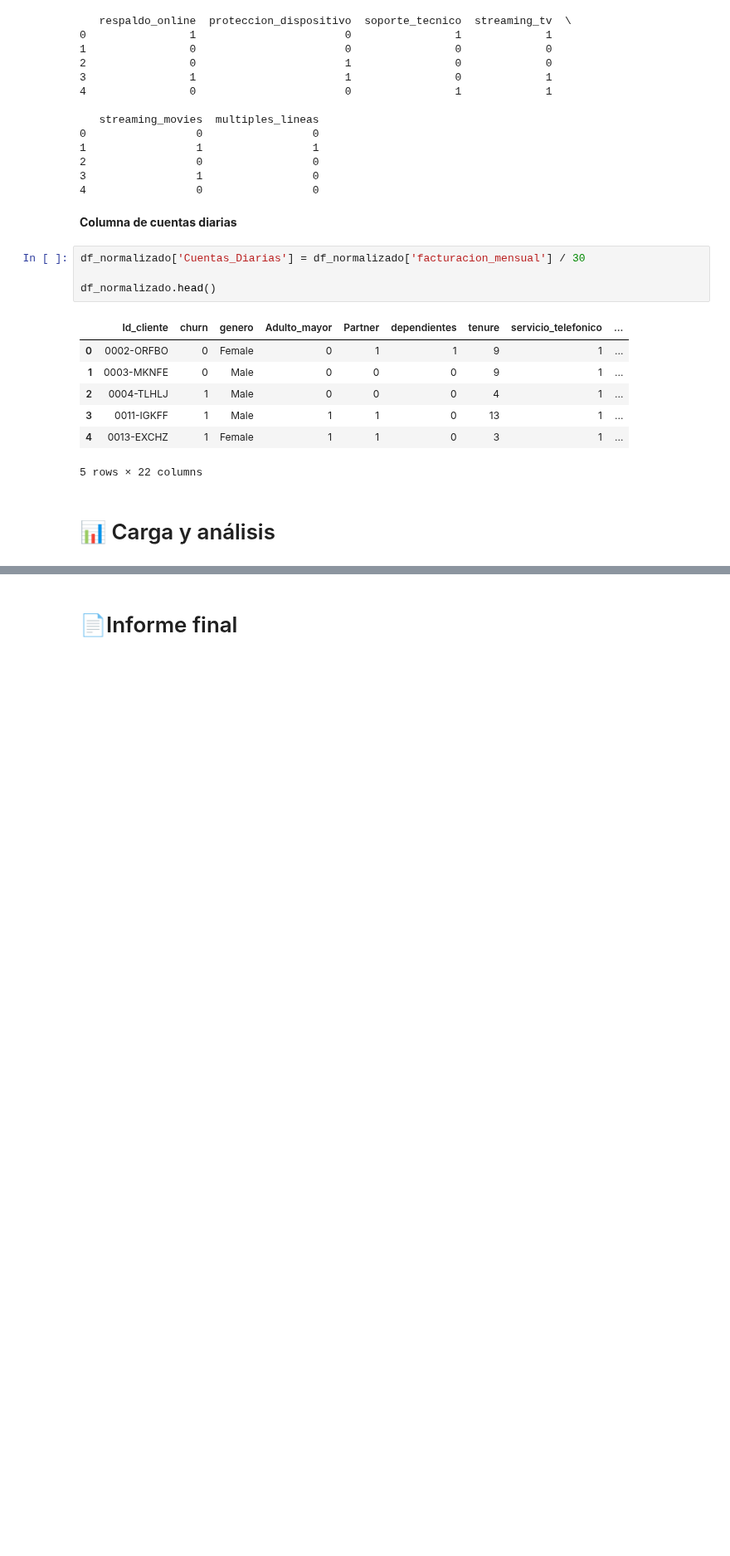
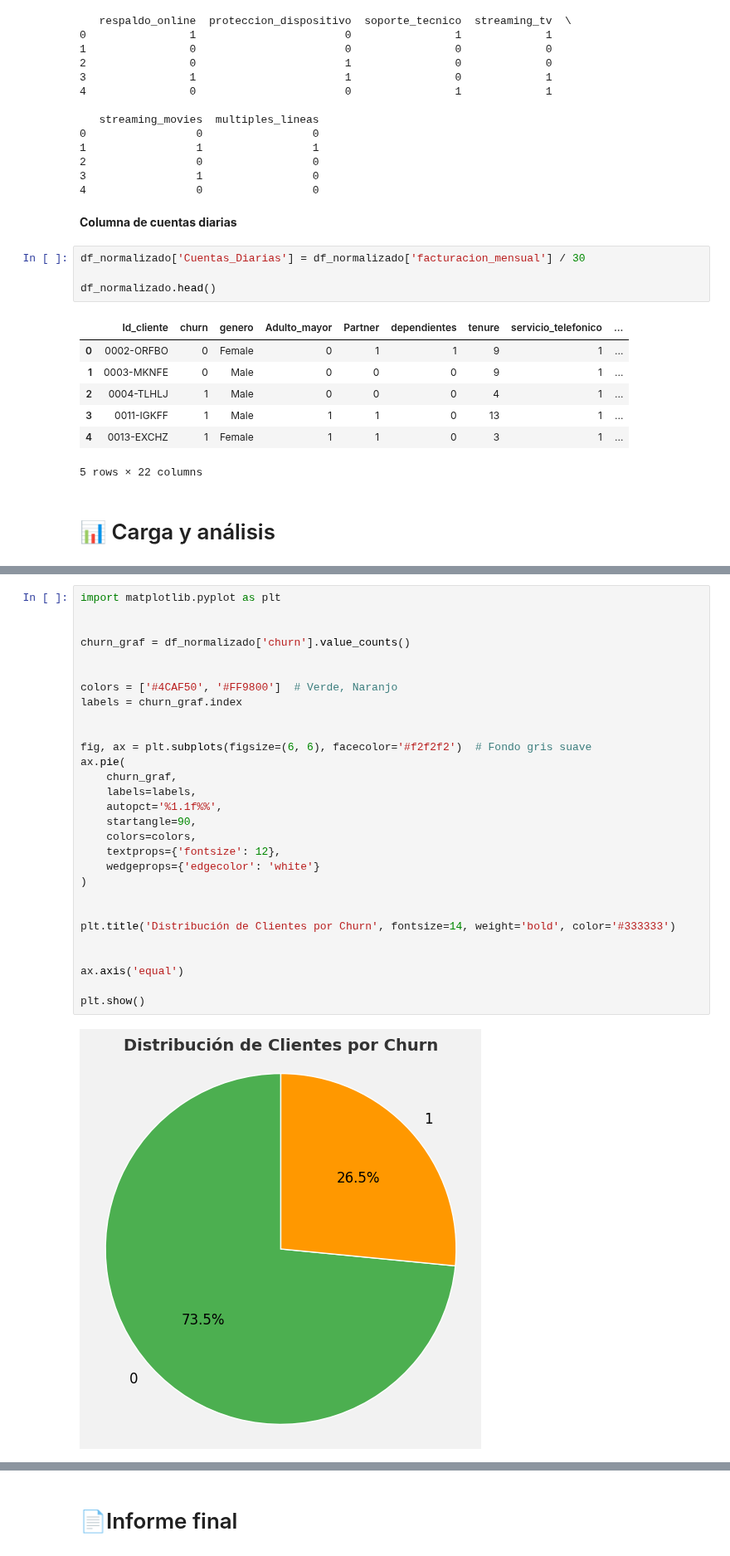
Before and after one commit to paulosky311/Challenge-Alura-Store, a Jupyter notebook: Challenger_Telecom.ipynb, the cells around one changed output, grey strips where cells are left out. Shown at 83% size. Cells and saved outputs as stored; diff of their text form; blank space fills up the shorter version.

```diff
--- a/Challenger_Telecom.ipynb
+++ b/Challenger_Telecom.ipynb
@@ -271,0 +284,31 @@ df_normalizado.head()
+# %%
+import matplotlib.pyplot as plt
+
+
+churn_graf = df_normalizado['churn'].value_counts()
+
+
+colors = ['#4CAF50', '#FF9800']  # Verde, Naranjo
+labels = churn_graf.index
+
+
+fig, ax = plt.subplots(figsize=(6, 6), facecolor='#f2f2f2')  # Fondo gris suave
+ax.pie(
+    churn_graf,
+    labels=labels,
+    autopct='%1.1f%%',
+    startangle=90,
+    colors=colors,
+    textprops={'fontsize': 12},
+    wedgeprops={'edgecolor': 'white'}
+)
+
+
+plt.title('Distribución de Clientes por Churn', fontsize=14, weight='bold', color='#333333')
+
+
+ax.axis('equal')
+
+plt.show()
+# %% [output]
+[figure, added]
```
Also changed, not shown: parts of 2 cells of this notebook.
